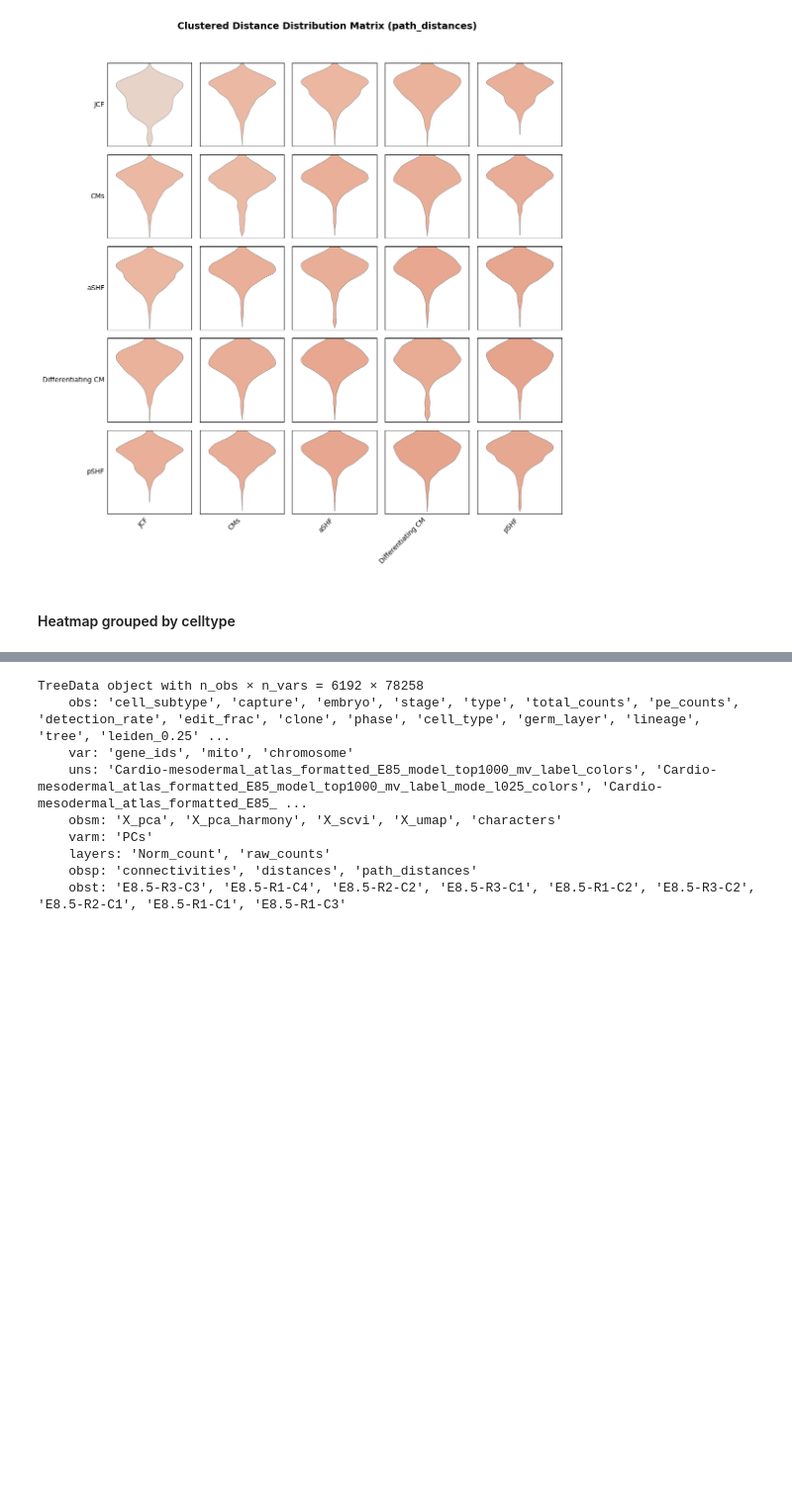
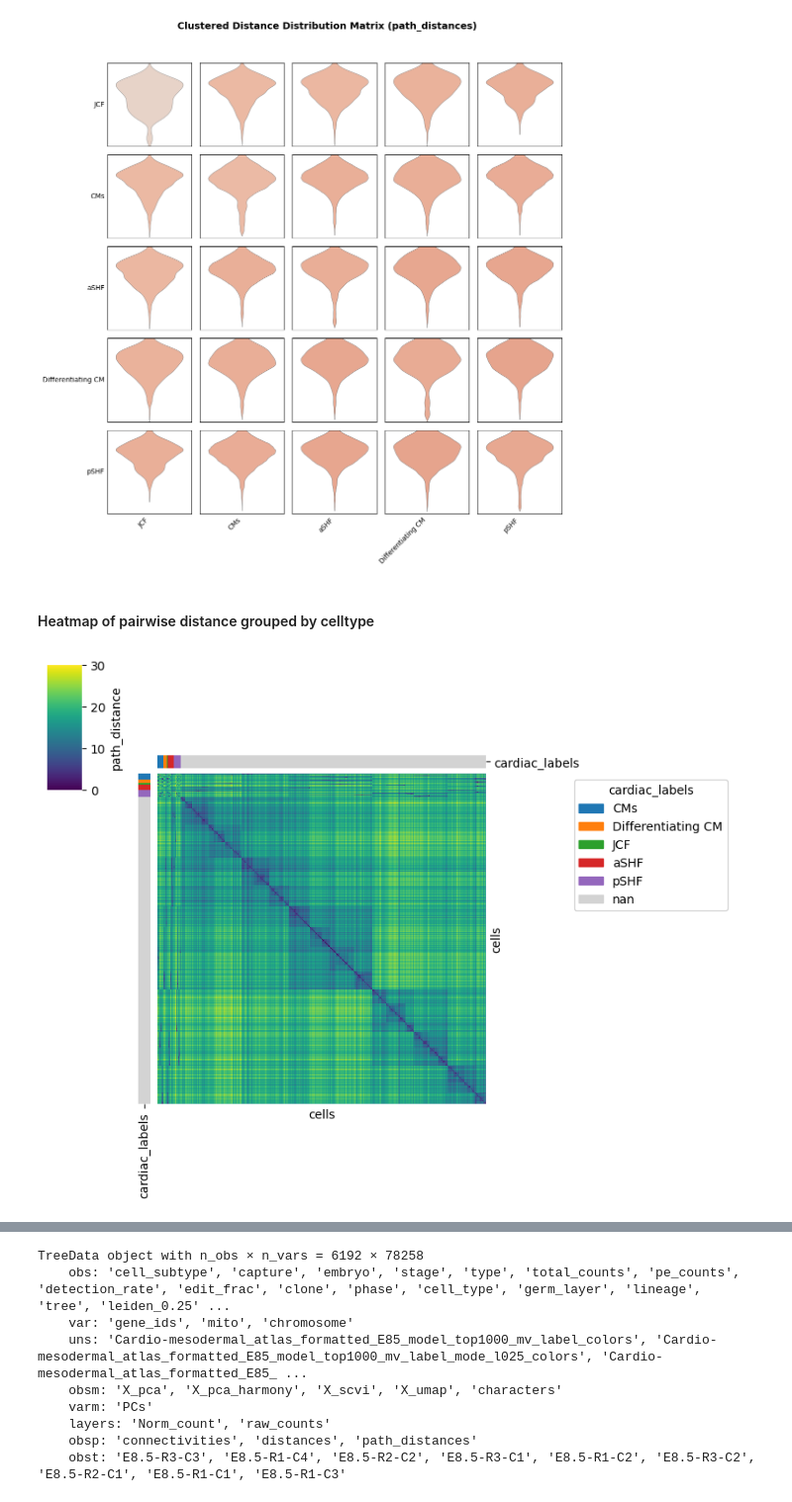
Before and after one commit to Oiya861028/Lineage_Tree_Construction, a Jupyter notebook: Cardiac_Analysis/Tree_Analysis_notebooks/leaf_distance.ipynb, the cells around one changed output, grey strips where cells are left out. Shown at 99% size. Saved outputs shown, nothing was run; the diff lists cells and outputs as text; code cells hidden in the pictures; blank space fills up the shorter version.

Commit message:
generate heatmap of path distance between E8.5 pairwise cells

```diff
--- a/Cardiac_Analysis/Tree_Analysis_notebooks/leaf_distance.ipynb
+++ b/Cardiac_Analysis/Tree_Analysis_notebooks/leaf_distance.ipynb
@@ -50,3 +32,11 @@ TreeData object with n_obs × n_vars = 6192 × 78258
+# %%
+palette = get_color_palette(clone_tdata, color_key=color)
+
+add_obs_to_tree(clone_tdata, keys=[color, "germ_layer"])
+py.pp.add_depth(clone_tdata)
+py.tl.ancestral_states(clone_tdata, keys=color, tree=clone_key, method="mode")
+flag_mixed_nodes(clone_tdata, clone_key, cell_type_key=color)
+add_node_attrs_to_edges(clone_tdata, keys=[color, "germ_layer"])
 # %%
 tree_graph = clone_tdata.obst[clone_key]
 leaf_order = py.get.leaves(clone_tdata, tree=clone_key)
@@ -208,7 +194,7 @@ plot_clustered_violin_matrix(clone_tdata, obsp_key='path_distances', celltype_ke
 # %% [output]
 [figure]
 # %% [markdown]
-#### Heatmap grouped by celltype
+#### Heatmap of pairwise distance grouped by celltype
 # %%
 from matplotlib.patches import Patch
 
@@ -274,7 +260,7 @@ def plot_distance_heatmap_grouped(
 
     return g
 # %%
-from distance_heatmap import plot_distance_heatmap_grouped
-
-g = plot_distance_heatmap_grouped(tdata, groupby="celltype")
-g.savefig("path_distance_heatmap.png", dpi=150, bbox_inches="tight")
+g = plot_distance_heatmap_grouped(clone_tdata, groupby=color, distance_key='path_distances', palette=palette)
+g.savefig("path_distance_heatmap_grouped_by_celltype.png", dpi=150, bbox_inches="tight")
+# %% [output]
+[figure, added]
```
Also changed, not shown: parts of 12 cells of this notebook, 1 other file.
